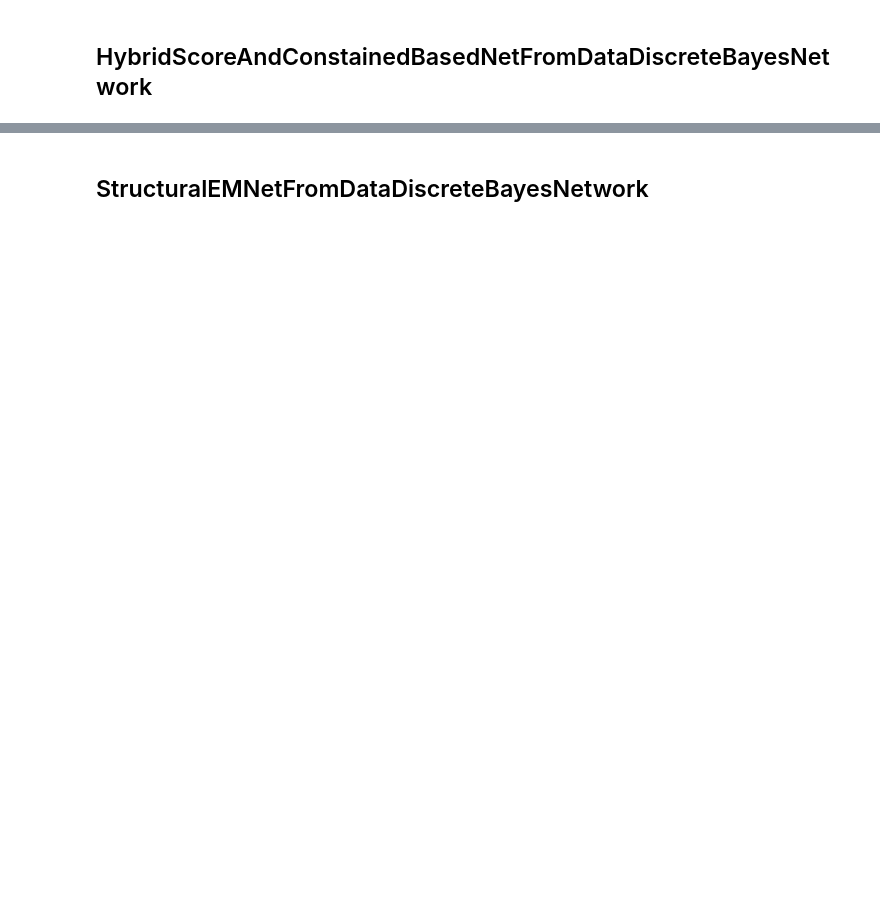
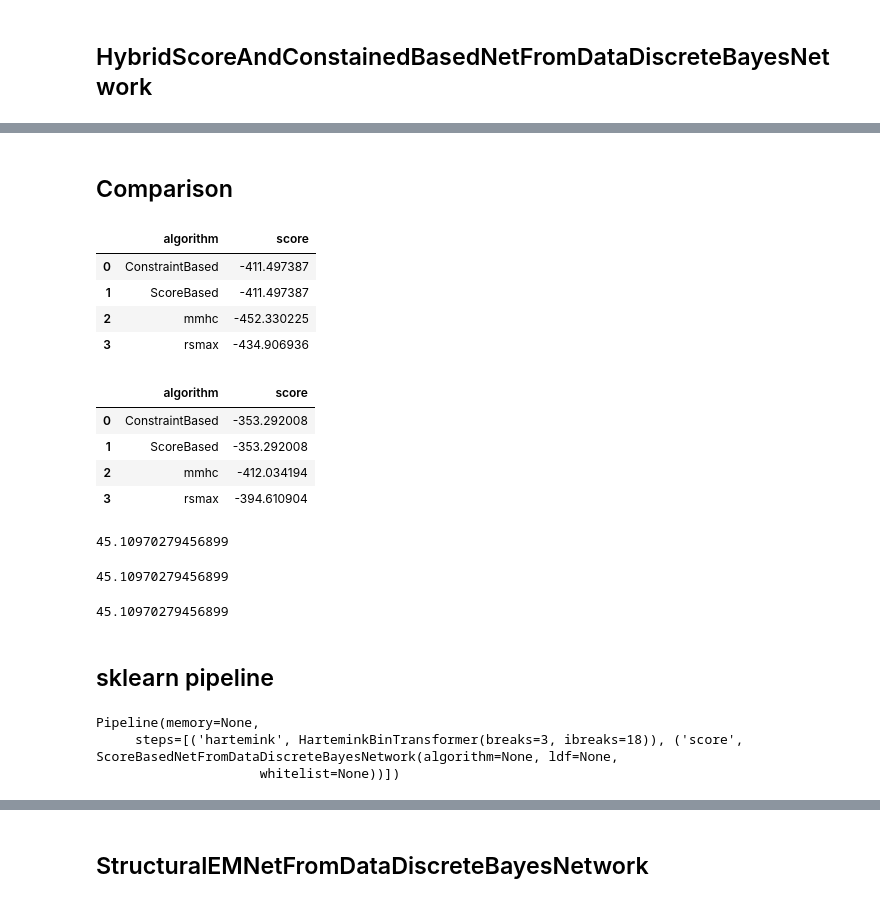
Before and after one commit to cs224/pybnl, a Jupyter notebook: examples/010-2018-06-15-marks.ipynb, the cells around one changed output, grey strips where cells are left out. Saved outputs shown, nothing was run; the diff lists cells and outputs as text; code cells hidden in the pictures; blank space fills up the shorter version.

```diff
--- a/examples/010-2018-06-15-marks.ipynb
+++ b/examples/010-2018-06-15-marks.ipynb
@@ -127,0 +287,5 @@ ldmarks.head()
+# %%
+net_dmarks = pybnl.bn.ConstraintBasedNetFromDataDiscreteBayesNetwork(dmarks)
+net_dmarks.fit()
+net_dmarks_cb = net_dmarks
+net_dmarks.structure().cpdag().dot()
@@ -127,0 +296,5 @@ ldmarks.head()
+# %%
+net_dmarks = pybnl.bn.ScoreBasedNetFromDataDiscreteBayesNetwork(dmarks)
+net_dmarks.fit()
+net_dmarks_sb = net_dmarks
+net_dmarks.structure().cpdag().dot()
@@ -129,0 +307,5 @@ ldmarks.head()
+# %%
+net_dmarks = pybnl.bn.HybridScoreAndConstainedBasedNetFromDataDiscreteBayesNetwork(dmarks)
+net_dmarks.fit()
+net_dmarks_hyb_mmhc = net_dmarks
+net_dmarks.structure().cpdag().dot()
@@ -130,6 +316,5 @@ ldmarks.head()
 # %%
-# net_dmarks = pybnl.bn.HybridScoreAndConstainedBasedNetFromDataDiscreteBayesNetwork(dmarks, algorithm='rxmax2_sihitonpc_tabu')
-# net_dmarks = pybnl.bn.ConstraintBasedNetFromDataDiscreteBayesNetwork(dmarks)
-net_dmarks = pybnl.bn.ScoreBasedNetFromDataDiscreteBayesNetwork(dmarks)
+net_dmarks = pybnl.bn.HybridScoreAndConstainedBasedNetFromDataDiscreteBayesNetwork(dmarks, algorithm='rxmax2_sihitonpc_tabu')
 net_dmarks.fit()
+net_dmarks_hyb_rsmax = net_dmarks
 net_dmarks.structure().cpdag().dot()
@@ -135,0 +323,49 @@ net_dmarks.structure().cpdag().dot()
+# %% [markdown]
+## Comparison
+# %%
+def score(type='bic'):
+    cdf = pd.DataFrame(columns=['algorithm', 'score'])
+    cdf.loc[len(cdf)] = ['ConstraintBased', net_dmarks_cb.score(type=type)]
+    cdf.loc[len(cdf)] = ['ScoreBased', net_dmarks_sb.score(type=type)]
+    cdf.loc[len(cdf)] = ['mmhc', net_dmarks_hyb_mmhc.score(type=type)]
+    cdf.loc[len(cdf)] = ['rsmax', net_dmarks_hyb_rsmax.score(type=type)]
+    return cdf
+
+display_side_by_side(score(), score(type='loglik'))
+# %% [output]
+|  | algorithm | score |
+| 0 | ConstraintBased | -411.497387 |
+| 1 | ScoreBased | -411.497387 |
+| 2 | mmhc | -452.330225 |
+| 3 | rsmax | -434.906936 |
+|  | algorithm | score |
+| 0 | ConstraintBased | -353.292008 |
+| 1 | ScoreBased | -353.292008 |
+| 2 | mmhc | -412.034194 |
+| 3 | rsmax | -394.610904 |
+# %%
+net_dmarks_cb.structure().bf(net_dmarks_hyb_mmhc.structure(), dmarks)
+# %% [output]
+45.10970279456899
+# %%
+net_dmarks_cb.bf(net_dmarks_hyb_mmhc, dmarks)
+# %% [output]
+45.10970279456899
+# %%
+net_dmarks_cb.bf(net_dmarks_hyb_mmhc)
+# %% [output]
+45.10970279456899
+# %% [markdown]
+## sklearn pipeline
+# %%
+pl = sklearn.pipeline.Pipeline(
+    steps=[
+        ('hartemink', pybnl.bn.HarteminkBinTransformer(3,ibreaks=18)),
+        ('score', pybnl.bn.ScoreBasedNetFromDataDiscreteBayesNetwork()),
+          ]
+)
+pl.set_params(hartemink__breaks=3).fit(pd_marks, None)
+# %% [output]
+Pipeline(memory=None,
+     steps=[('hartemink', HarteminkBinTransformer(breaks=3, ibreaks=18)), ('score', ScoreBasedNetFromDataDiscreteBayesNetwork(algorithm=None, ldf=None,
+                     whitelist=None))])
```
Also changed, not shown: parts of 45 cells of this notebook, 1 other file.
